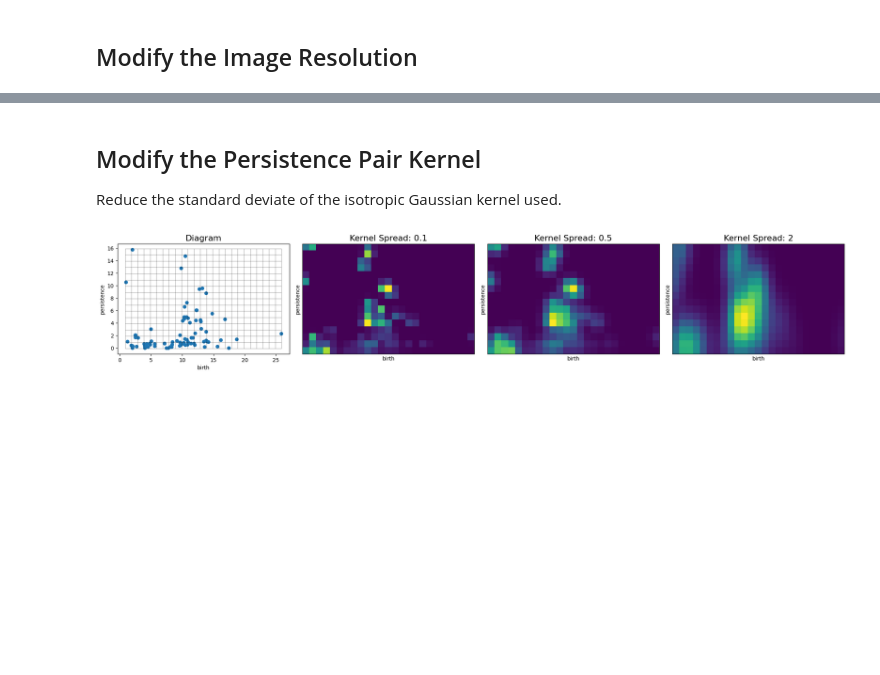
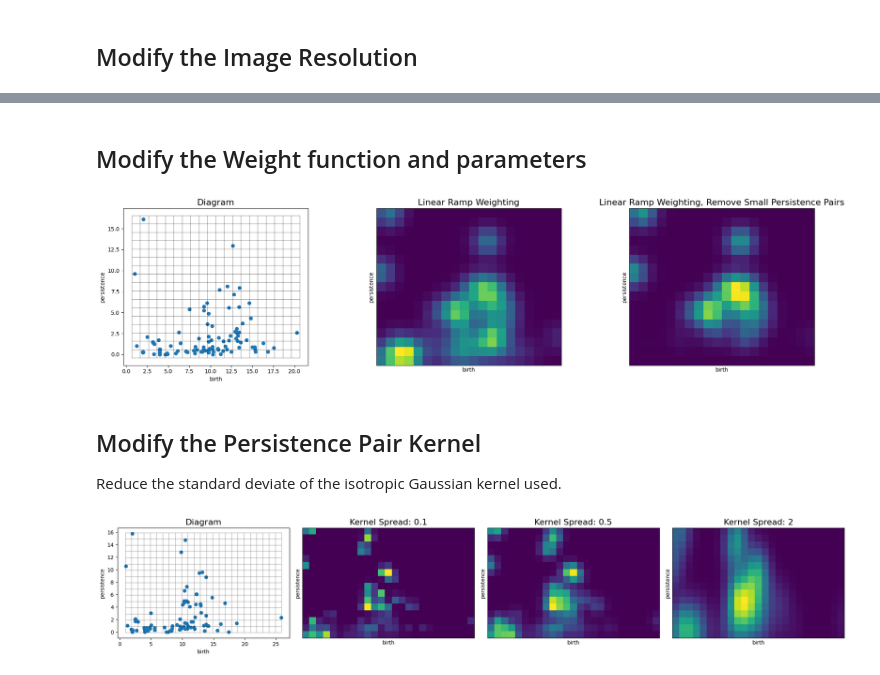
Before and after one commit to scikit-tda/persim, a Jupyter notebook: docs/notebooks/Persistence Images.ipynb, the cells around one changed output, grey strips where cells are left out. Drawn from its saved outputs; the diff is of its cells as text; code cells hidden in the pictures; blank space fills up the shorter version.

```diff
--- a/docs/notebooks/Persistence Images.ipynb
+++ b/docs/notebooks/Persistence Images.ipynb
@@ -145,3 +145,27 @@ plt.tight_layout()
+# %% [markdown]
+## Modify the Weight function and parameters
+# %%
+# We first import one of the implemented weighting functions, a peicewise linear ramp
+from persim.images import linear_ramp
+
+pimgr.pixel_size = 1
+pimgr.weight = linear_ramp
+pimgr.weight_params = {'low':0.0, 'high':1.0, 'start':0.0, 'end':10.0}
+
+fig, axs = plt.subplots(1, 3, figsize=(20,5))
+pimgr.plot_diagram(H1_dgm, skew=True, ax=axs[0])
+axs[0].set_title('Diagram', fontsize=16)
+
+pimgr.plot_image(pimgr.transform(H1_dgm), ax=axs[1])
+axs[1].set_title('Linear Ramp Weighting', fontsize=16)
+
+pimgr.weight_params = {'low':0.0, 'high':1.0, 'start':2.0, 'end':10.0}
+pimgr.plot_image(pimgr.transform(H1_dgm), ax=axs[2])
+axs[2].set_title('Linear Ramp Weighting, Remove Small Persistence Pairs', fontsize=16)
+
+plt.tight_layout()
+# %% [output]
+[figure, added]
 # %% [markdown]
 ## Modify the Persistence Pair Kernel
 
```
Also changed, not shown: parts of 2 cells of this notebook, 3 other files.
